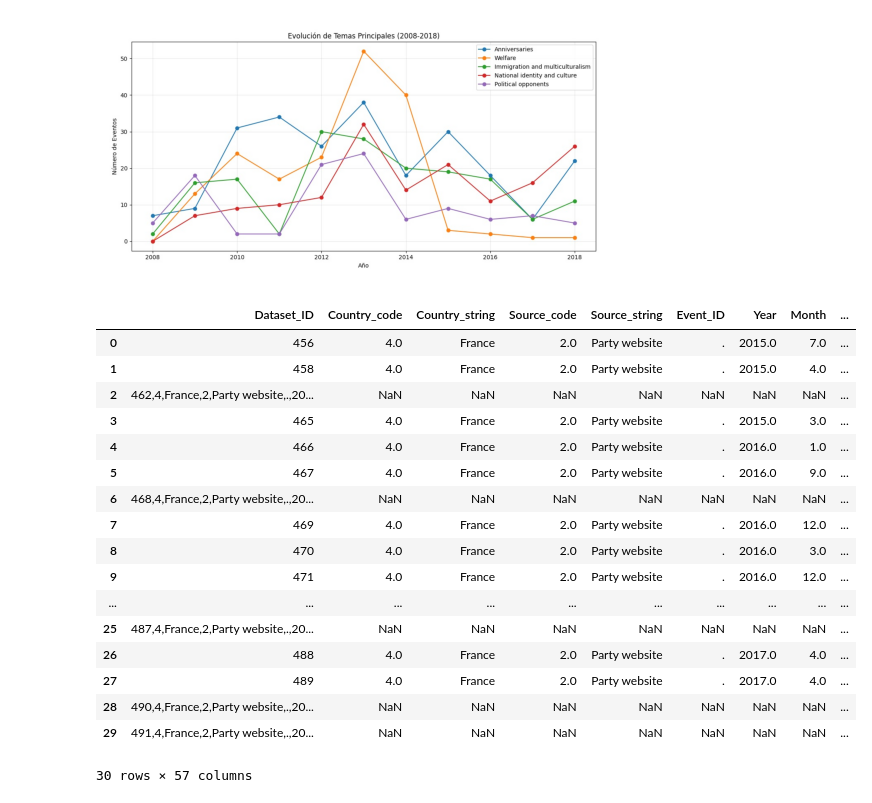
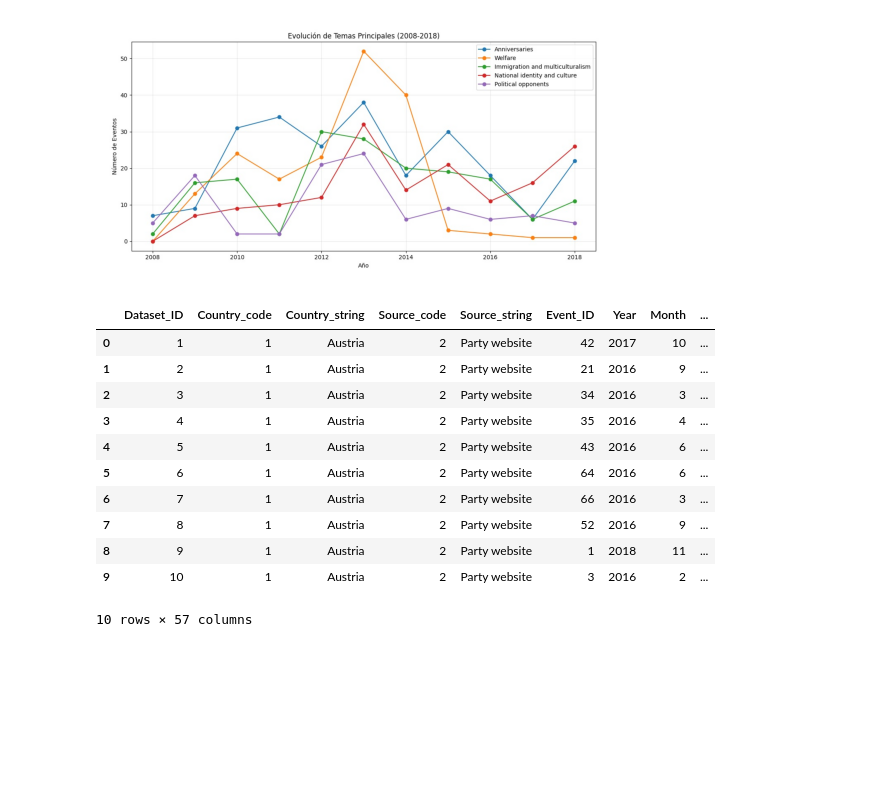
Before and after one commit to mafaldacvcardo/EDA-Mafalda, a Jupyter notebook: Proyecto_EDA_Mafalda.ipynb, the cells around one changed output. Saved outputs shown, nothing was run; the diff lists cells and outputs as text; code cells hidden in the pictures; blank space fills up the shorter version.

```diff
--- a/Proyecto_EDA_Mafalda.ipynb
+++ b/Proyecto_EDA_Mafalda.ipynb
@@ -67,24 +67,18 @@ plt.show()
 # %%
 import pandas as pd
 # %%
-df = pd.read_csv("FARPE-data.csv")
-df.head(30)
+df = pd.read_csv("FARPE-data.csv", encoding="latin1")
+df.head(10)
 # %% [output]
 |  | Dataset_ID | Country_code | Country_string | Source_code | Source_string | Event_ID | Year | Month | ... |
-| 0 | 456 | 4.0 | France | 2.0 | Party website | . | 2015.0 | 7.0 | ... |
-| 1 | 458 | 4.0 | France | 2.0 | Party website | . | 2015.0 | 4.0 | ... |
-| 2 | 462,4,France,2,Party website,.,20... | NaN | NaN | NaN | NaN | NaN | NaN | NaN | ... |
-| 3 | 465 | 4.0 | France | 2.0 | Party website | . | 2015.0 | 3.0 | ... |
-| 4 | 466 | 4.0 | France | 2.0 | Party website | . | 2016.0 | 1.0 | ... |
-| 5 | 467 | 4.0 | France | 2.0 | Party website | . | 2016.0 | 9.0 | ... |
-| 6 | 468,4,France,2,Party website,.,20... | NaN | NaN | NaN | NaN | NaN | NaN | NaN | ... |
-| 7 | 469 | 4.0 | France | 2.0 | Party website | . | 2016.0 | 12.0 | ... |
-| 8 | 470 | 4.0 | France | 2.0 | Party website | . | 2016.0 | 3.0 | ... |
-| 9 | 471 | 4.0 | France | 2.0 | Party website | . | 2016.0 | 12.0 | ... |
-| ... | ... | ... | ... | ... | ... | ... | ... | ... | ... |
-| 25 | 487,4,France,2,Party website,.,20... | NaN | NaN | NaN | NaN | NaN | NaN | NaN | ... |
-| 26 | 488 | 4.0 | France | 2.0 | Party website | . | 2017.0 | 4.0 | ... |
-| 27 | 489 | 4.0 | France | 2.0 | Party website | . | 2017.0 | 4.0 | ... |
-| 28 | 490,4,France,2,Party website,.,20... | NaN | NaN | NaN | NaN | NaN | NaN | NaN | ... |
-| 29 | 491,4,France,2,Party website,.,20... | NaN | NaN | NaN | NaN | NaN | NaN | NaN | ... |
+| 0 | 1 | 1 | Austria | 2 | Party website | 42 | 2017 | 10 | ... |
+| 1 | 2 | 1 | Austria | 2 | Party website | 21 | 2016 | 9 | ... |
+| 2 | 3 | 1 | Austria | 2 | Party website | 34 | 2016 | 3 | ... |
+| 3 | 4 | 1 | Austria | 2 | Party website | 35 | 2016 | 4 | ... |
+| 4 | 5 | 1 | Austria | 2 | Party website | 43 | 2016 | 6 | ... |
+| 5 | 6 | 1 | Austria | 2 | Party website | 64 | 2016 | 6 | ... |
+| 6 | 7 | 1 | Austria | 2 | Party website | 66 | 2016 | 3 | ... |
+| 7 | 8 | 1 | Austria | 2 | Party website | 52 | 2016 | 9 | ... |
+| 8 | 9 | 1 | Austria | 2 | Party website | 1 | 2018 | 11 | ... |
+| 9 | 10 | 1 | Austria | 2 | Party website | 3 | 2016 | 2 | ... |
-30 rows × 57 columns
+10 rows × 57 columns
```
Also changed, not shown: 1 other file.
